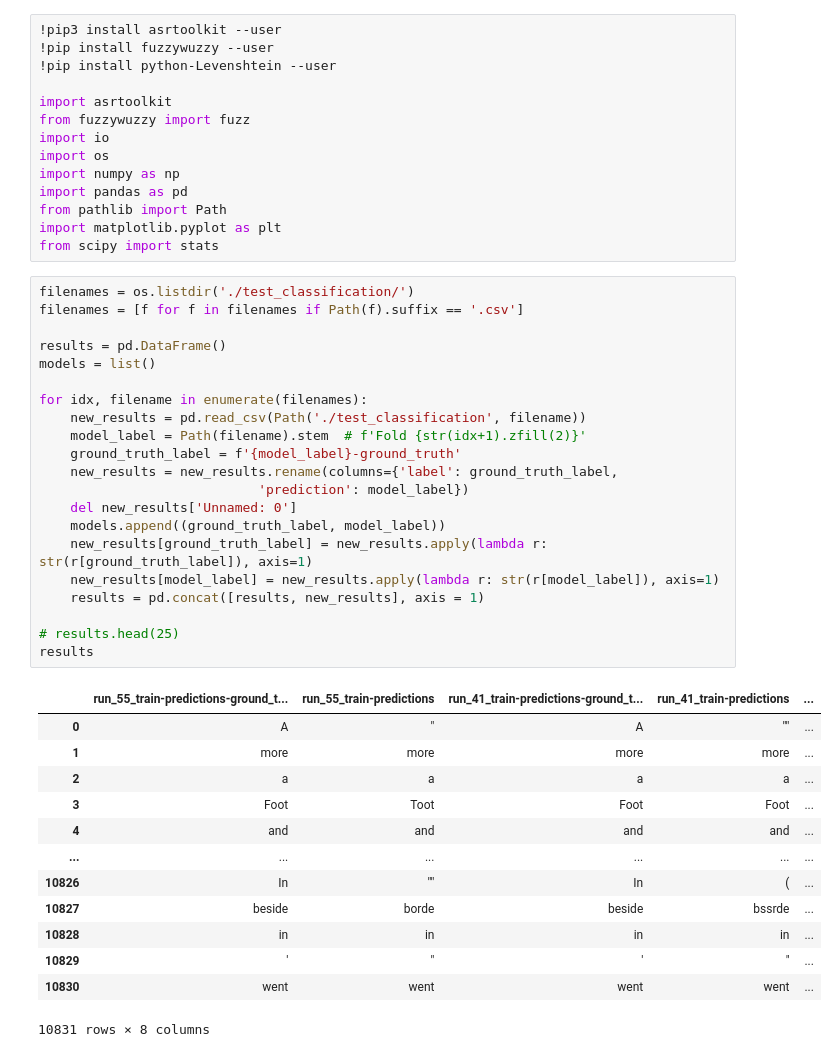
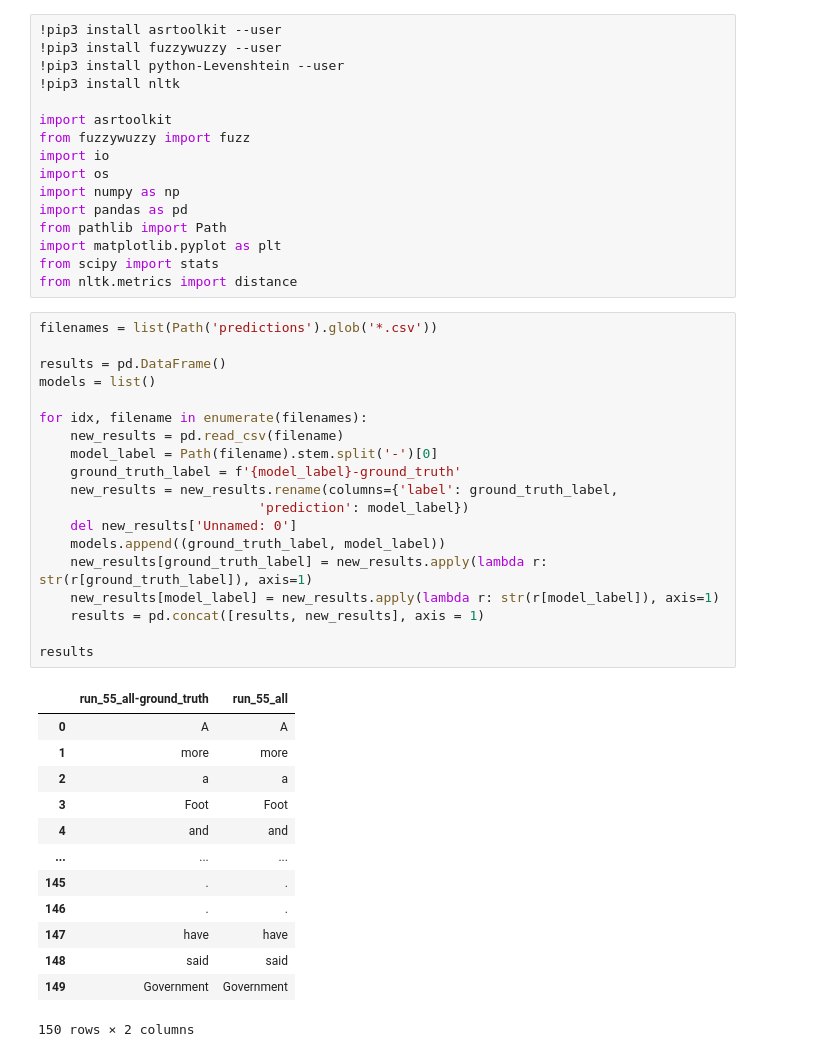
Before and after one commit to emcdona1/crnn_models_single_gpu, a Jupyter notebook: test_set_predictions/visualize-predictions.ipynb, the cells around one changed output. Cells and saved outputs as stored; diff of their text form.

```diff
--- a/test_set_predictions/visualize-predictions.ipynb
+++ b/test_set_predictions/visualize-predictions.ipynb
@@ -1,7 +1,8 @@
 # %%
 !pip3 install asrtoolkit --user
-!pip install fuzzywuzzy --user
-!pip install python-Levenshtein --user
+!pip3 install fuzzywuzzy --user
+!pip3 install python-Levenshtein --user
+!pip3 install nltk
 
 import asrtoolkit
 from fuzzywuzzy import fuzz
@@ -12,41 +13,40 @@ import pandas as pd
 from pathlib import Path
 import matplotlib.pyplot as plt
 from scipy import stats
+from nltk.metrics import distance
 # %%
-filenames = os.listdir('./test_classification/')
-filenames = [f for f in filenames if Path(f).suffix == '.csv']
+filenames = list(Path('predictions').glob('*.csv'))
 
 results = pd.DataFrame()
 models = list()
 
 for idx, filename in enumerate(filenames):
-    new_results = pd.read_csv(Path('./test_classification', filename))
-    model_label = Path(filename).stem  # f'Fold {str(idx+1).zfill(2)}'
+    new_results = pd.read_csv(filename)
+    model_label = Path(filename).stem.split('-')[0]
     ground_truth_label = f'{model_label}-ground_truth'
     new_results = new_results.rename(columns={'label': ground_truth_label,
                             'prediction': model_label})
     del new_results['Unnamed: 0']
     models.append((ground_truth_label, model_label))
     new_results[ground_truth_label] = new_results.apply(lambda r: str(r[ground_truth_label]), axis=1)
     new_results[model_label] = new_results.apply(lambda r: str(r[model_label]), axis=1)
     results = pd.concat([results, new_results], axis = 1)
 
-# results.head(25)
 results
 # %% [output]
-|  | run_55_train-predictions-ground_t... | run_55_train-predictions | run_41_train-predictions-ground_t... | run_41_train-predictions | ... |
-| 0 | A | " | A | "" | ... |
-| 1 | more | more | more | more | ... |
-| 2 | a | a | a | a | ... |
-| 3 | Foot | Toot | Foot | Foot | ... |
-| 4 | and | and | and | and | ... |
-| ... | ... | ... | ... | ... | ... |
-| 10826 | In | "" | In | ( | ... |
-| 10827 | beside | borde | beside | bssrde | ... |
-| 10828 | in | in | in | in | ... |
-| 10829 | ' | " | ' | " | ... |
-| 10830 | went | went | went | went | ... |
+|  | run_55_all-ground_truth | run_55_all |
+| 0 | A | A |
+| 1 | more | more |
+| 2 | a | a |
+| 3 | Foot | Foot |
+| 4 | and | and |
+| ... | ... | ... |
+| 145 | . | . |
+| 146 | . | . |
+| 147 | have | have |
+| 148 | said | said |
+| 149 | Government | Government |
-10831 rows × 8 columns
+150 rows × 2 columns
 # %%
 summary_results = pd.DataFrame()
 
```
Also changed, not shown: parts of 2 cells of this notebook, 4 other files.
